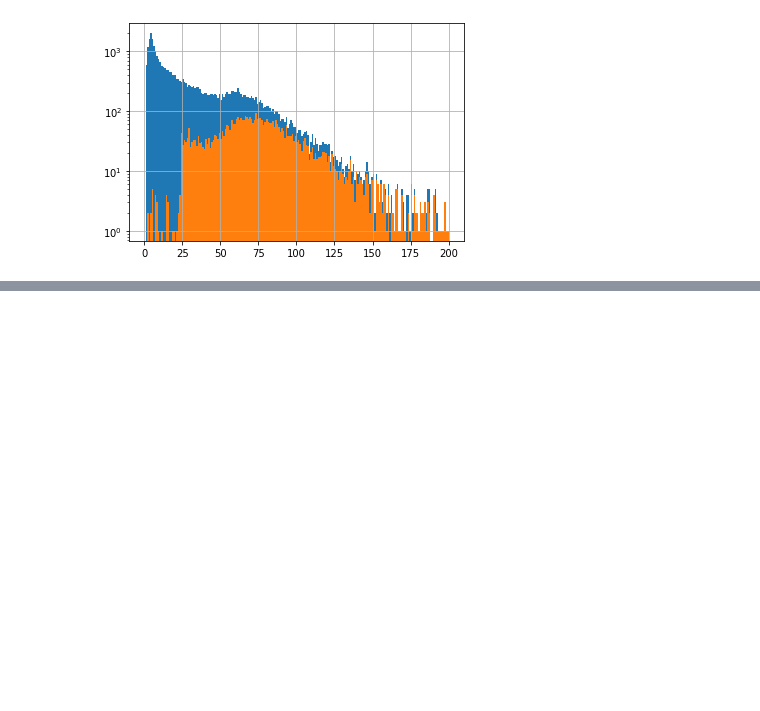
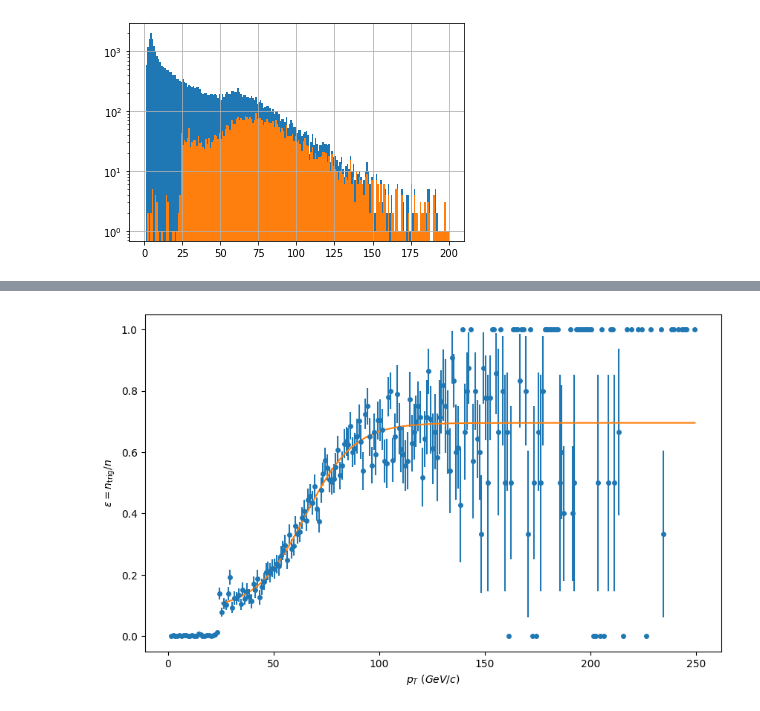
Before and after one commit to lucalista/analisi-dati-2022, a Jupyter notebook: 17.01.00__Misura_di_un_plateau_di_efficienza.ipynb, the cells around one changed output, grey strips where cells are left out. Cells and saved outputs as stored; diff of their text form; code cells hidden in the pictures; blank space fills up the shorter version.

```diff
--- a/17.01.00__Misura_di_un_plateau_di_efficienza.ipynb
+++ b/17.01.00__Misura_di_un_plateau_di_efficienza.ipynb
@@ -300,0 +330,16 @@ df[(df.muon_id==1) & (df.muon_pt<200) & (df.passes_trigger==1)].muon_pt.hist(bin
+# %%
+x_min = 25
+def model_h(x, par):
+    return par[0]+(par[1]-par[0])/(1.0+np.exp(-par[2]*(x-par[3])))
+def nl_like(par):
+    nl = 0
+    for x, h, n in zip(x_data, n_h, n_x):
+        if x >= x_min and n>0:
+            eff = model_h(x, par)
+            nl -= binom.logpmf(h, n, eff)
+    return nl
+nl_like.errordef = Minuit.LIKELIHOOD
+m_t = Minuit(nl_like, (0, 0.65, 0.09, 60), name=(r"$\varepsilon_0$", r"$\varepsilon$", "$a$", "$x_0$"))
+m_t.limits=((0,1), (0,1), (0,100), (0, 100))
+m_t.migrad()
+m_t.minos()
@@ -300,0 +368,9 @@ df[(df.muon_id==1) & (df.muon_pt<200) & (df.passes_trigger==1)].muon_pt.hist(bin
+# %%
+plt.figure(figsize=(10,6), dpi=100)
+plt.errorbar(x_data[n_x>0], y_data[n_x>0], yerr=y_err[n_x>0], fmt="o", markersize=4)
+plt.plot(x_data[x_data>=x_min], model_h(x_data[x_data>=x_min], m_t.values))
+plt.xlabel('$p_T\ (GeV/c)$')
+plt.ylabel(r'$\varepsilon = n_{\mathrm{trig}}/n$')
+plt.show()
+# %% [output]
+[figure, added]
```
Also changed, not shown: parts of 4 cells of this notebook, 1 other file.
